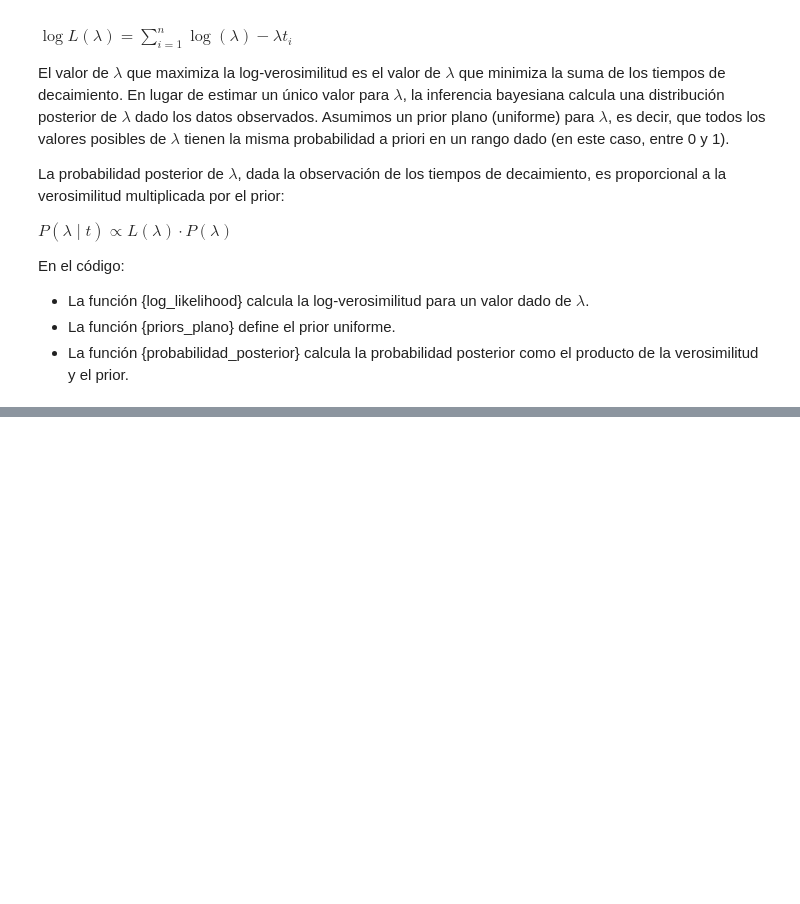
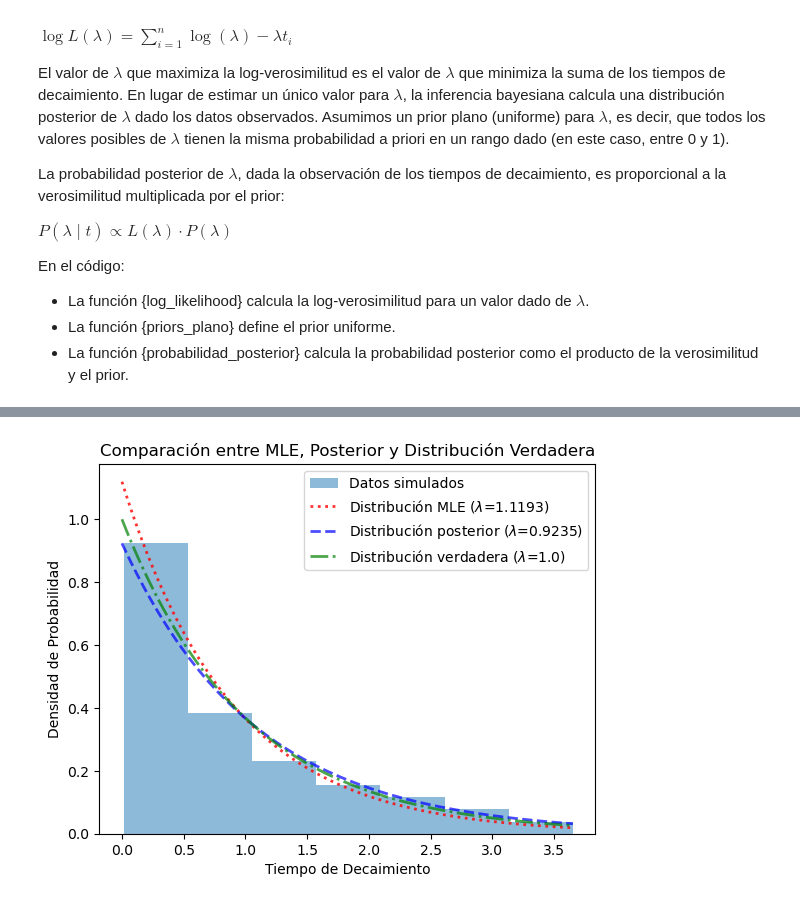
Before and after one commit to Cami-hormaeche/Astrometria2024, a Jupyter notebook: practico4/problema3y4-practico4.ipynb, the cells around one changed output, grey strips where cells are left out. Cells and saved outputs as stored; diff of their text form; code cells hidden in the pictures; blank space fills up the shorter version.

```diff
--- a/practico4/problema3y4-practico4.ipynb
+++ b/practico4/problema3y4-practico4.ipynb
@@ -322,0 +320,27 @@ plt.show()
+# %%
+# Generar el histograma de los datos simulados y asegurarse de que esté normalizado
+plt.hist(tiempo_decaimiento, bins='auto', density=True, alpha=0.5, label='Datos simulados')
+
+# Crear un rango de tiempos adecuado para las distribuciones ajustadas
+t = np.linspace(0, np.max(tiempo_decaimiento), 100)
+
+# Calcular la función de densidad de probabilidad para el valor estimado por MLE
+PDF_MLE = lambda_mle * np.exp(-lambda_mle * t)
+plt.plot(t, PDF_MLE, label=f'Distribución MLE ($\\lambda$={lambda_mle:.4f})', color='red', linestyle=':', linewidth=2, alpha=0.8)
+
+# Calcular la función de densidad de probabilidad para la media de la distribución posterior
+PDF_Posterior = media_post * np.exp(-media_post * t)
+plt.plot(t, PDF_Posterior, label=f'Distribución posterior ($\\lambda$={media_post:.4f})', color='blue', linestyle='--', linewidth=2, alpha=0.7)
+
+# Calcular la función de densidad de probabilidad para el valor "verdadero" de λ
+PDF_Verdadera = lam * np.exp(-lam * t)
+plt.plot(t, PDF_Verdadera, label=f'Distribución verdadera ($\\lambda$={lam})', color='green', linestyle='-.', linewidth=2, alpha=0.7)
+
+# Configurar las etiquetas y mostrar el gráfico
+plt.xlabel('Tiempo de Decaimiento')
+plt.ylabel('Densidad de Probabilidad')
+plt.title('Comparación entre MLE, Posterior y Distribución Verdadera')
+plt.legend()
+plt.show()
+# %% [output]
+[figure, added]
```
Also changed, not shown: parts of 4 cells of this notebook.
